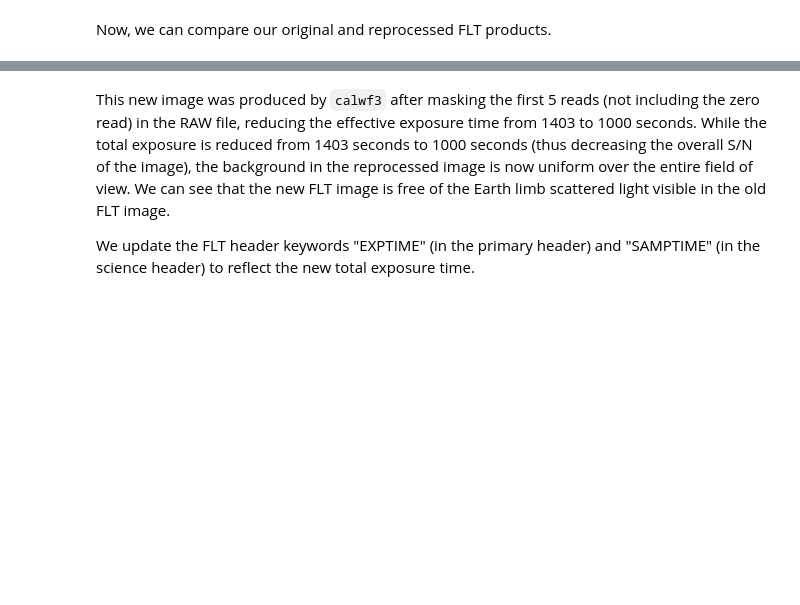
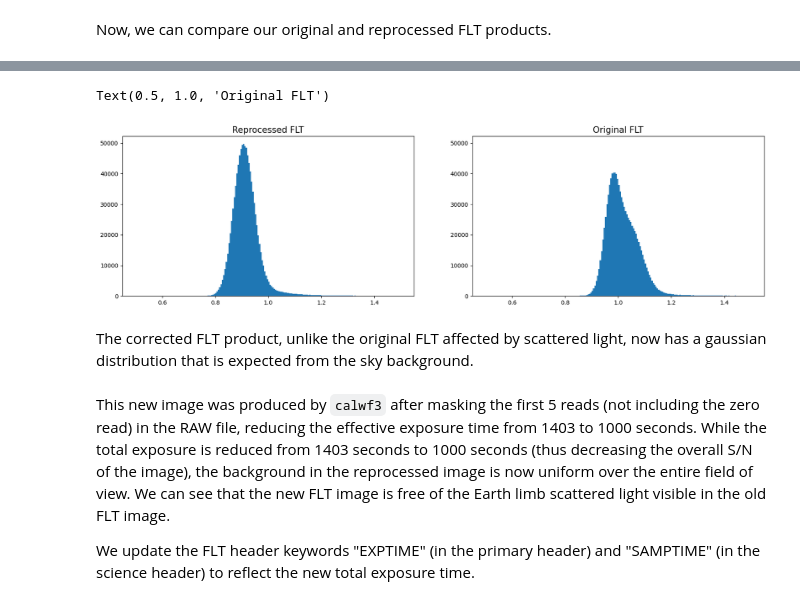
Before and after one commit to spacetelescope/WFC3Library, a Jupyter notebook: notebooks/ir_scattered_light_calwf3_corrections/Correcting_for_Scattered_Light_in_IR_Exposures_Using_calwf3_to_Mask_Bad_Reads.ipynb, the cells around one changed output, grey strips where cells are left out. Cells and saved outputs as stored; diff of their text form; code cells hidden in the pictures; blank space fills up the shorter version.

```diff
--- a/notebooks/ir_scattered_light_calwf3_corrections/Correcting_for_Scattered_Light_in_IR_Exposures_Using_calwf3_to_Mask_Bad_Reads.ipynb
+++ b/notebooks/ir_scattered_light_calwf3_corrections/Correcting_for_Scattered_Light_in_IR_Exposures_Using_calwf3_to_Mask_Bad_Reads.ipynb
@@ -277,3 +333,23 @@ plt.rc('ytick', labelsize=10)
+# %%
+new_f = image_new.flatten()
+old_f = image_old.flatten()
+
+fig=plt.figure(figsize=(20,5))
+ax1=fig.add_subplot(1,2,1)
+ax2=fig.add_subplot(1,2,2)
+
+n, bins, patches = ax1.hist(new_f,bins=200, range=(0.5,1.5))
+n, bins, patches = ax2.hist(old_f,bins=200, range=(0.5,1.5))
+
+ax2.sharey(ax1)
+
+ax1.set_title("Reprocessed FLT", fontsize=15)
+ax2.set_title("Original FLT", fontsize=15)
+# %% [output]
+Text(0.5, 1.0, 'Original FLT')
+[figure, added]
+# %% [markdown]
+ The corrected FLT product, unlike the original FLT affected by scattered light, now has a gaussian distribution that is expected from the sky background.
 # %% [markdown]
 This new image was produced by `calwf3` after masking the first 5 reads (not including the zero read) in the RAW file, reducing the effective exposure time from 1403 to 1000 seconds. While the total exposure is reduced from 1403 seconds to 1000 seconds (thus decreasing the overall S/N of the image), the background in the reprocessed image is now uniform over the entire field of view. We can see that the new FLT image is free of the Earth limb scattered light visible in the old FLT image.
 
```
Also changed, not shown: parts of 16 cells of this notebook.
